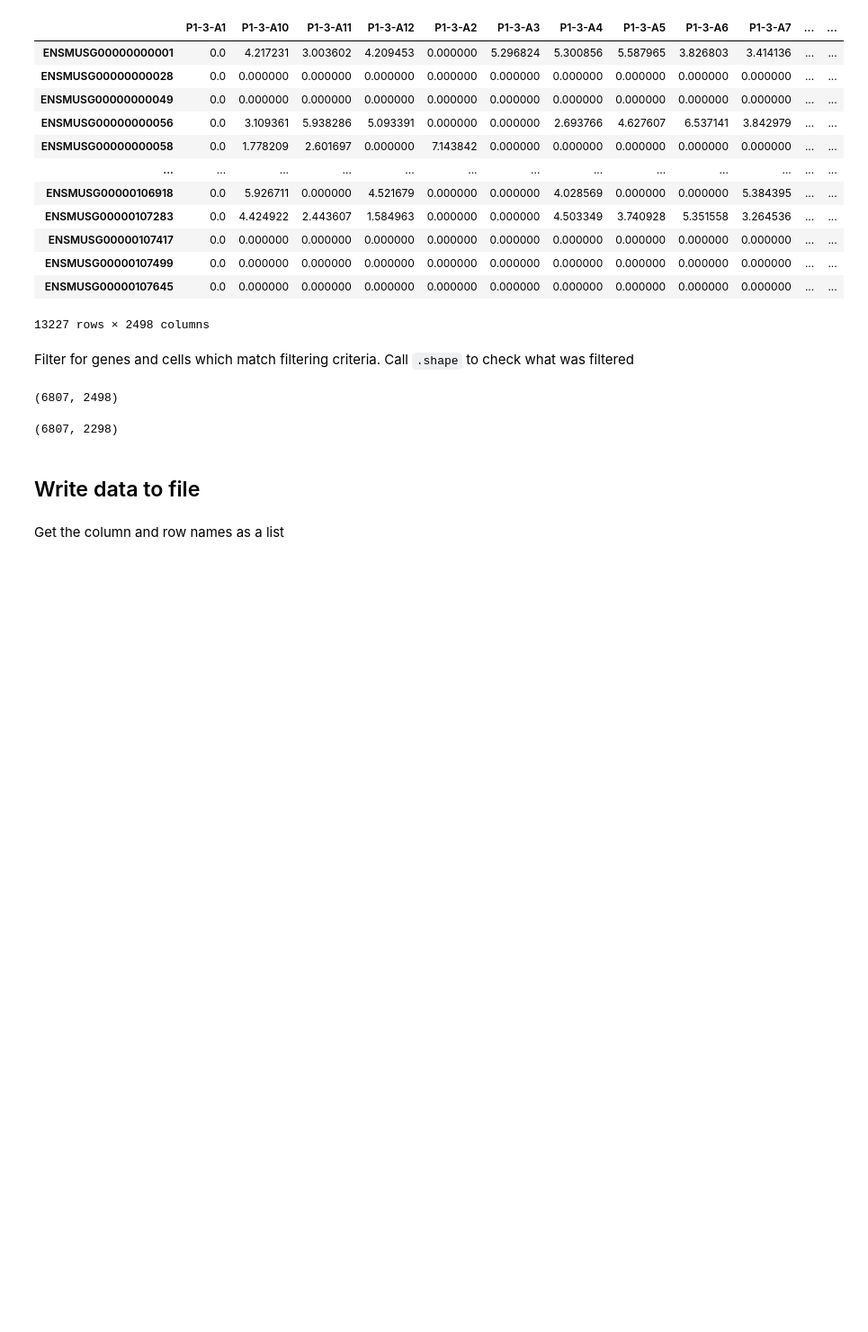
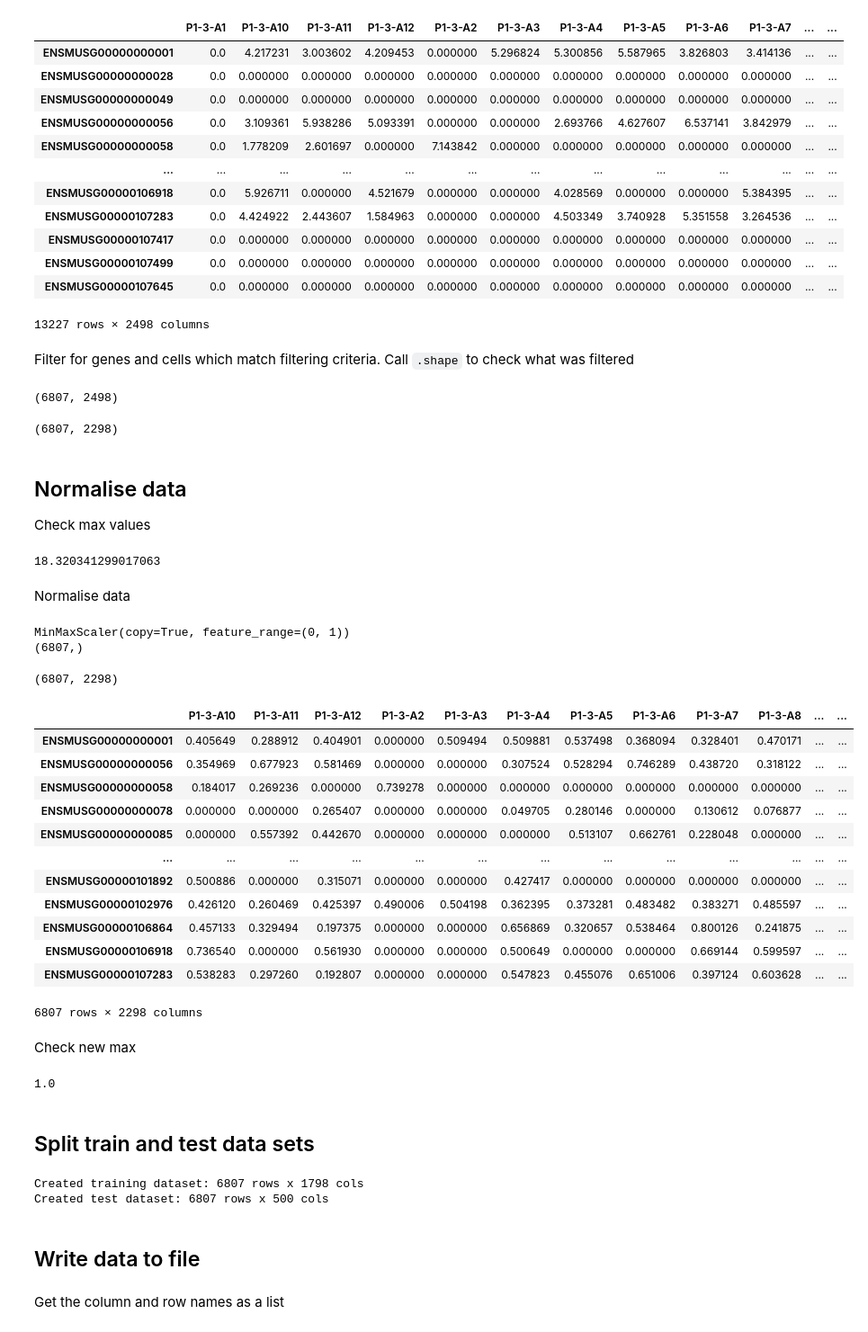
Before and after one commit to luslab/arshamg-scrnaseq-wgan, a Jupyter notebook: jupyter/prepare-data.ipynb, the cells around one changed output. Shown at 90% size. Cells and saved outputs as stored; diff of their text form; code cells hidden in the pictures; blank space fills up the shorter version.

```diff
--- a/jupyter/prepare-data.ipynb
+++ b/jupyter/prepare-data.ipynb
@@ -682,6 +683,73 @@ df_ltpm_combined_genecellfilt.shape
 #df_ltpm_combined_genecellfilt.shape
 # %% [output]
 (6807, 2298)
+# %% [markdown]
+## Normalise data
+
+Check max values
+# %%
+data_max = df_ltpm_combined_genecellfilt.max()
+data_max = data_max.max()
+print(data_max)
+# %% [output]
+18.320341299017063
+# %% [markdown]
+Normalise data
+# %%
+np_data = df_ltpm_combined_genecellfilt.T.values
+scaler = MinMaxScaler()
+print(scaler.fit(np_data))
+
+# Check which dimension we are fitting to - if we are fitting to gene expression then should be equal to number of genes
+print(scaler.data_max_.shape)
+# %% [output]
+MinMaxScaler(copy=True, feature_range=(0, 1))
+(6807,)
+# %%
+np_data_norm = np.transpose(scaler.transform(np_data))
+np_data_norm.shape
+# %% [output]
+(6807, 2298)
+# %%
+df_ltpm_combined_norm = pd.DataFrame(np_data_norm)
+df_ltpm_combined_norm.columns = df_ltpm_combined_genecellfilt.columns
+df_ltpm_combined_norm.index = df_ltpm_combined_genecellfilt.index
+df_ltpm_combined_norm
+# %% [output]
+|  | P1-3-A10 | P1-3-A11 | P1-3-A12 | P1-3-A2 | P1-3-A3 | P1-3-A4 | P1-3-A5 | P1-3-A6 | P1-3-A7 | P1-3-A8 | ... | ... |
+| ENSMUSG00000000001 | 0.405649 | 0.288912 | 0.404901 | 0.000000 | 0.509494 | 0.509881 | 0.537498 | 0.368094 | 0.328401 | 0.470171 | ... | ... |
+| ENSMUSG00000000056 | 0.354969 | 0.677923 | 0.581469 | 0.000000 | 0.000000 | 0.307524 | 0.528294 | 0.746289 | 0.438720 | 0.318122 | ... | ... |
+| ENSMUSG00000000058 | 0.184017 | 0.269236 | 0.000000 | 0.739278 | 0.000000 | 0.000000 | 0.000000 | 0.000000 | 0.000000 | 0.000000 | ... | ... |
+| ENSMUSG00000000078 | 0.000000 | 0.000000 | 0.265407 | 0.000000 | 0.000000 | 0.049705 | 0.280146 | 0.000000 | 0.130612 | 0.076877 | ... | ... |
+| ENSMUSG00000000085 | 0.000000 | 0.557392 | 0.442670 | 0.000000 | 0.000000 | 0.000000 | 0.513107 | 0.662761 | 0.228048 | 0.000000 | ... | ... |
+| ... | ... | ... | ... | ... | ... | ... | ... | ... | ... | ... | ... | ... |
+| ENSMUSG00000101892 | 0.500886 | 0.000000 | 0.315071 | 0.000000 | 0.000000 | 0.427417 | 0.000000 | 0.000000 | 0.000000 | 0.000000 | ... | ... |
+| ENSMUSG00000102976 | 0.426120 | 0.260469 | 0.425397 | 0.490006 | 0.504198 | 0.362395 | 0.373281 | 0.483482 | 0.383271 | 0.485597 | ... | ... |
+| ENSMUSG00000106864 | 0.457133 | 0.329494 | 0.197375 | 0.000000 | 0.000000 | 0.656869 | 0.320657 | 0.538464 | 0.800126 | 0.241875 | ... | ... |
+| ENSMUSG00000106918 | 0.736540 | 0.000000 | 0.561930 | 0.000000 | 0.000000 | 0.500649 | 0.000000 | 0.000000 | 0.669144 | 0.599597 | ... | ... |
+| ENSMUSG00000107283 | 0.538283 | 0.297260 | 0.192807 | 0.000000 | 0.000000 | 0.547823 | 0.455076 | 0.651006 | 0.397124 | 0.603628 | ... | ... |
+6807 rows × 2298 columns
+# %% [markdown]
+Check new max
+# %%
+data_max = df_ltpm_combined_norm.max()
+data_max = data_max.max()
+print(data_max)
+# %% [output]
+1.0
+# %% [markdown]
+## Split train and test data sets
+# %%
+# Randomly select test and training data
+train_features, test_features = train_test_split(df_ltpm_combined_norm.T, test_size=test_data_size)
+train_features = train_features.T
+test_features = test_features.T
+
+print_rowcol('Created training dataset', train_features)
+print_rowcol('Created test dataset', test_features)
+# %% [output]
+Created training dataset: 6807 rows x 1798 cols
+Created test dataset: 6807 rows x 500 cols
 # %% [markdown]
 ## Write data to file
 # %% [markdown]
```
Also changed, not shown: parts of 5 cells of this notebook, 2 other files.
